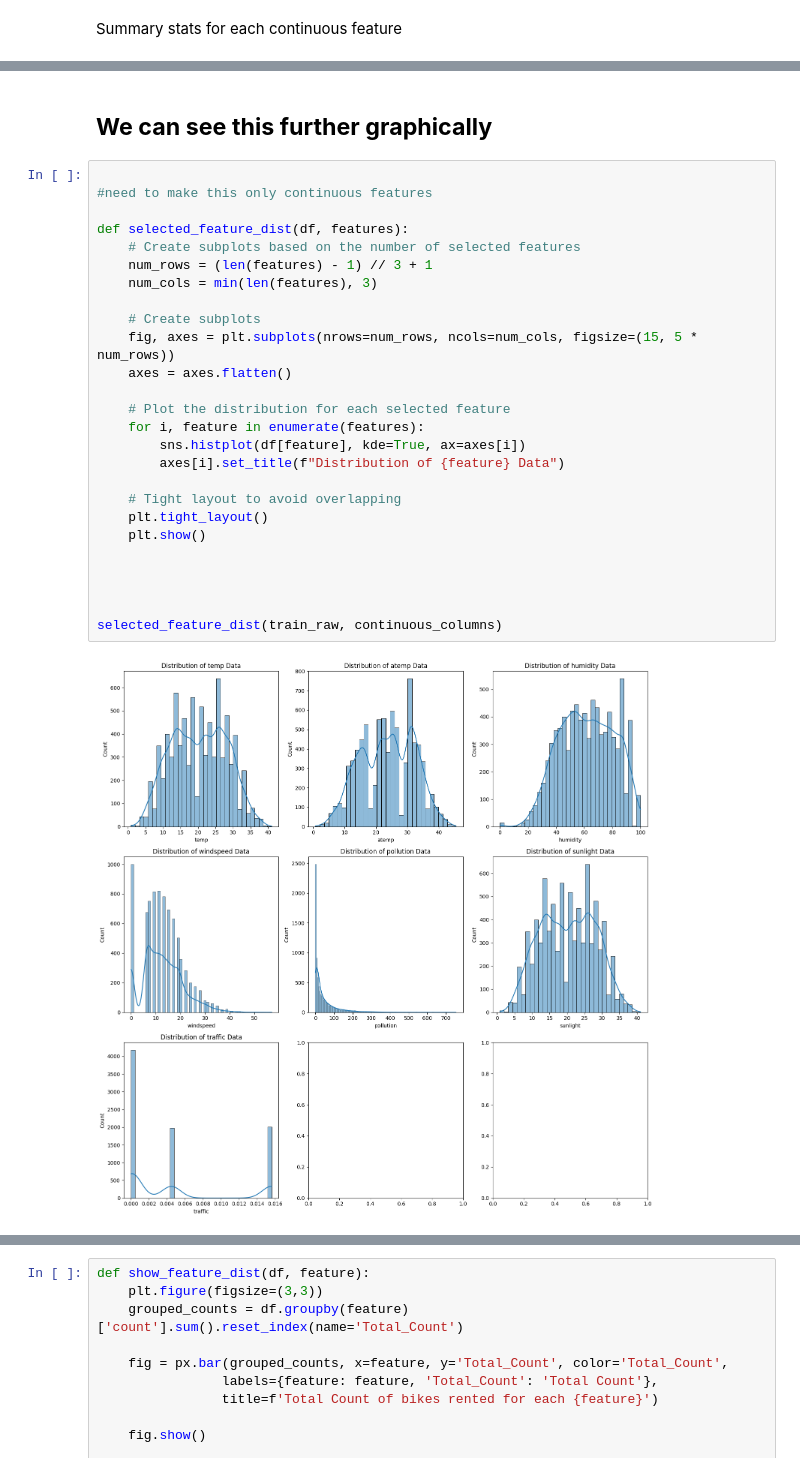
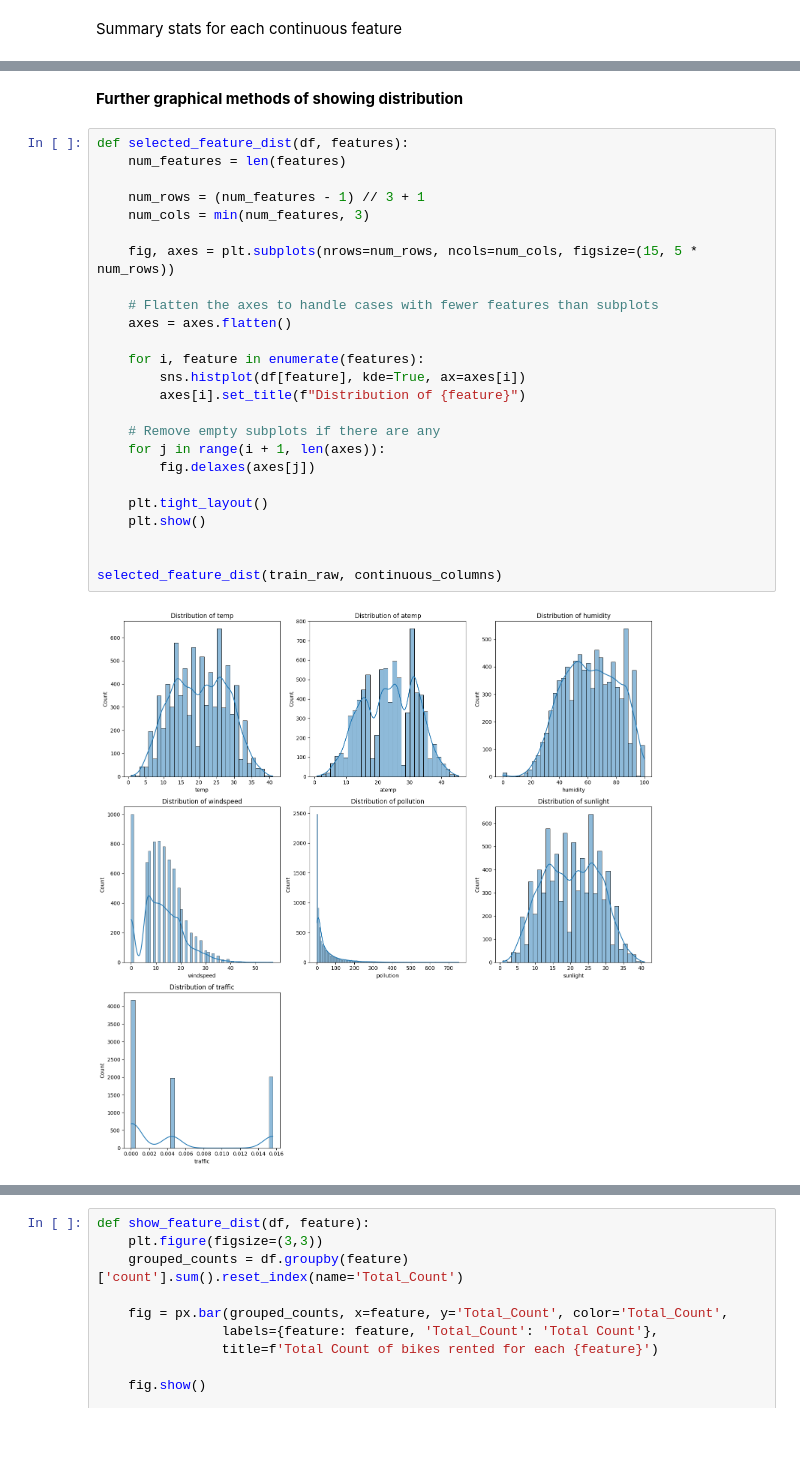
Before and after one commit to ronsegev98/Assignment_1_Group5, a Jupyter notebook: Assignment_1_Group5.ipynb, the cells around one changed output, grey strips where cells are left out. Saved outputs shown, nothing was run; the diff lists cells and outputs as text; blank space fills up the shorter version.

```diff
--- a/Assignment_1_Group5.ipynb
+++ b/Assignment_1_Group5.ipynb
@@ -164,30 +148,29 @@ In summary, based on the K-S statistics and p-values obtained from the Kolmogoro
-# %% [markdown]
-## **We can see this further graphically**
+# %% [markdown]
+**Further graphical methods of showing distribution**
 # %%
+def selected_feature_dist(df, features):
+    num_features = len(features)
 
-#need to make this only continuous features
+    num_rows = (num_features - 1) // 3 + 1
+    num_cols = min(num_features, 3)
 
-def selected_feature_dist(df, features):
-    # Create subplots based on the number of selected features
-    num_rows = (len(features) - 1) // 3 + 1
-    num_cols = min(len(features), 3)
+    fig, axes = plt.subplots(nrows=num_rows, ncols=num_cols, figsize=(15, 5 * num_rows))
 
-    # Create subplots
-    fig, axes = plt.subplots(nrows=num_rows, ncols=num_cols, figsize=(15, 5 * num_rows))
+    # Flatten the axes to handle cases with fewer features than subplots
     axes = axes.flatten()
 
-    # Plot the distribution for each selected feature
     for i, feature in enumerate(features):
         sns.histplot(df[feature], kde=True, ax=axes[i])
-        axes[i].set_title(f"Distribution of {feature} Data")
+        axes[i].set_title(f"Distribution of {feature}")
 
-    # Tight layout to avoid overlapping
+    # Remove empty subplots if there are any
+    for j in range(i + 1, len(axes)):
+        fig.delaxes(axes[j])
+
     plt.tight_layout()
     plt.show()
 
 
-
-
 selected_feature_dist(train_raw, continuous_columns)
 # %% [output]
-[figure, old version]
+[figure, new version]
```
Also changed, not shown: parts of 165 cells of this notebook.
